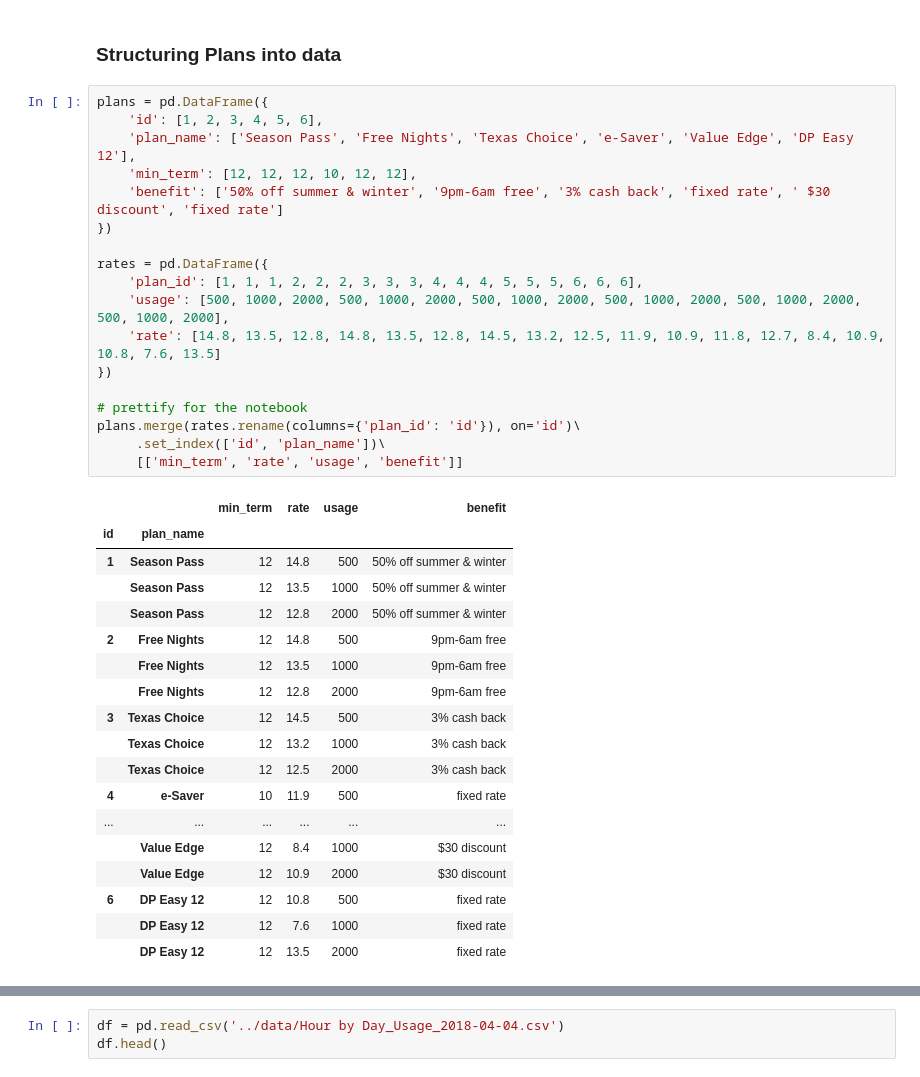
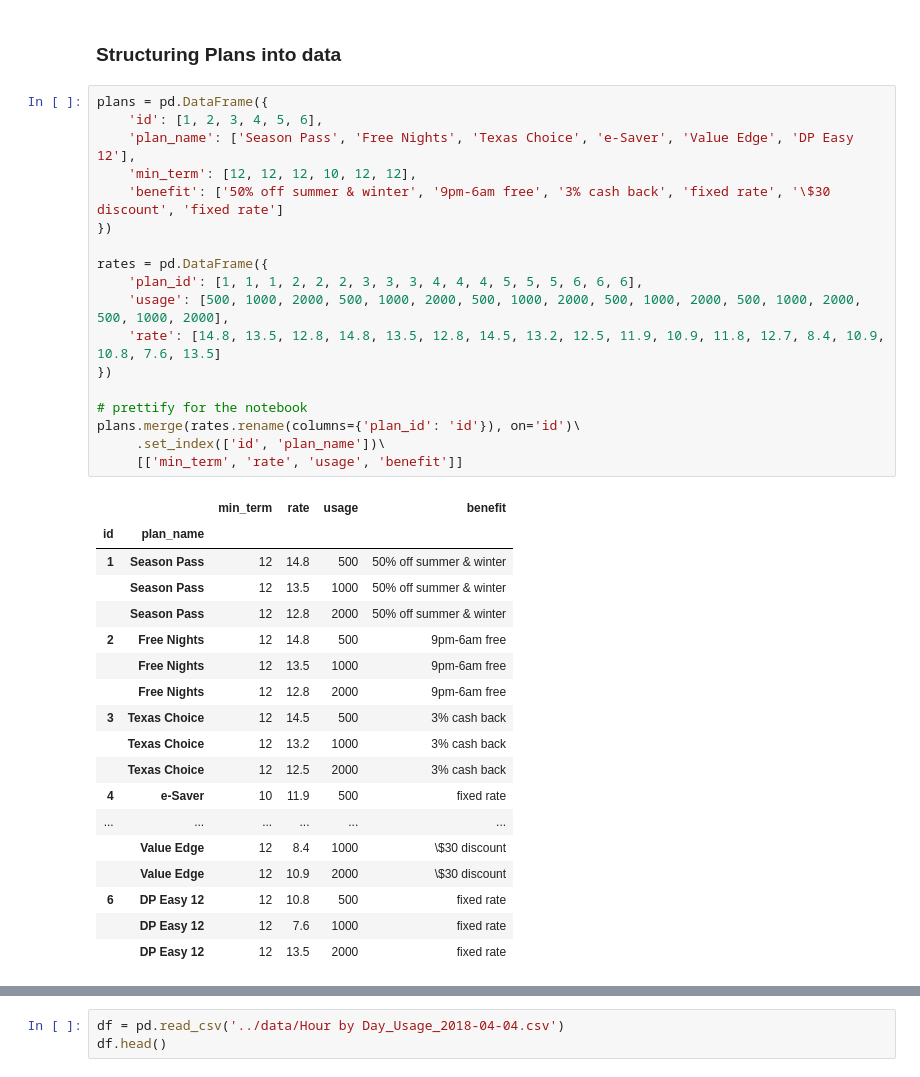
Before and after one commit to boonhapus/energy-usage-analysis, a Jupyter notebook: notebooks/Energy Analysis.ipynb, the cells around one changed output, grey strips where cells are left out. Cells and saved outputs as stored; diff of their text form.

```diff
--- a/notebooks/Energy Analysis.ipynb
+++ b/notebooks/Energy Analysis.ipynb
@@ -113,36 +113,36 @@ pd.set_option('display.expand_frame_repr', False)
 plans = pd.DataFrame({
     'id': [1, 2, 3, 4, 5, 6],
     'plan_name': ['Season Pass', 'Free Nights', 'Texas Choice', 'e-Saver', 'Value Edge', 'DP Easy 12'],
     'min_term': [12, 12, 12, 10, 12, 12],
-    'benefit': ['50% off summer & winter', '9pm-6am free', '3% cash back', 'fixed rate', ' $30 discount', 'fixed rate']
+    'benefit': ['50% off summer & winter', '9pm-6am free', '3% cash back', 'fixed rate', '\$30 discount', 'fixed rate']
 })
 
 rates = pd.DataFrame({
     'plan_id': [1, 1, 1, 2, 2, 2, 3, 3, 3, 4, 4, 4, 5, 5, 5, 6, 6, 6],
     'usage': [500, 1000, 2000, 500, 1000, 2000, 500, 1000, 2000, 500, 1000, 2000, 500, 1000, 2000, 500, 1000, 2000],
     'rate': [14.8, 13.5, 12.8, 14.8, 13.5, 12.8, 14.5, 13.2, 12.5, 11.9, 10.9, 11.8, 12.7, 8.4, 10.9, 10.8, 7.6, 13.5]
 })
 
 # prettify for the notebook
 plans.merge(rates.rename(columns={'plan_id': 'id'}), on='id')\
      .set_index(['id', 'plan_name'])\
      [['min_term', 'rate', 'usage', 'benefit']]
 # %% [output]
 |  |  | min_term | rate | usage | benefit |
 | id | plan_name |  |  |  |  |
 | 1 | Season Pass | 12 | 14.8 | 500 | 50% off summer & winter |
 |  | Season Pass | 12 | 13.5 | 1000 | 50% off summer & winter |
 |  | Season Pass | 12 | 12.8 | 2000 | 50% off summer & winter |
 | 2 | Free Nights | 12 | 14.8 | 500 | 9pm-6am free |
 |  | Free Nights | 12 | 13.5 | 1000 | 9pm-6am free |
 |  | Free Nights | 12 | 12.8 | 2000 | 9pm-6am free |
 | 3 | Texas Choice | 12 | 14.5 | 500 | 3% cash back |
 |  | Texas Choice | 12 | 13.2 | 1000 | 3% cash back |
 |  | Texas Choice | 12 | 12.5 | 2000 | 3% cash back |
 | 4 | e-Saver | 10 | 11.9 | 500 | fixed rate |
 | ... | ... | ... | ... | ... | ... |
-|  | Value Edge | 12 | 8.4 | 1000 | $30 discount |
-|  | Value Edge | 12 | 10.9 | 2000 | $30 discount |
+|  | Value Edge | 12 | 8.4 | 1000 | \$30 discount |
+|  | Value Edge | 12 | 10.9 | 2000 | \$30 discount |
 | 6 | DP Easy 12 | 12 | 10.8 | 500 | fixed rate |
 |  | DP Easy 12 | 12 | 7.6 | 1000 | fixed rate |
 |  | DP Easy 12 | 12 | 13.5 | 2000 | fixed rate |
```
